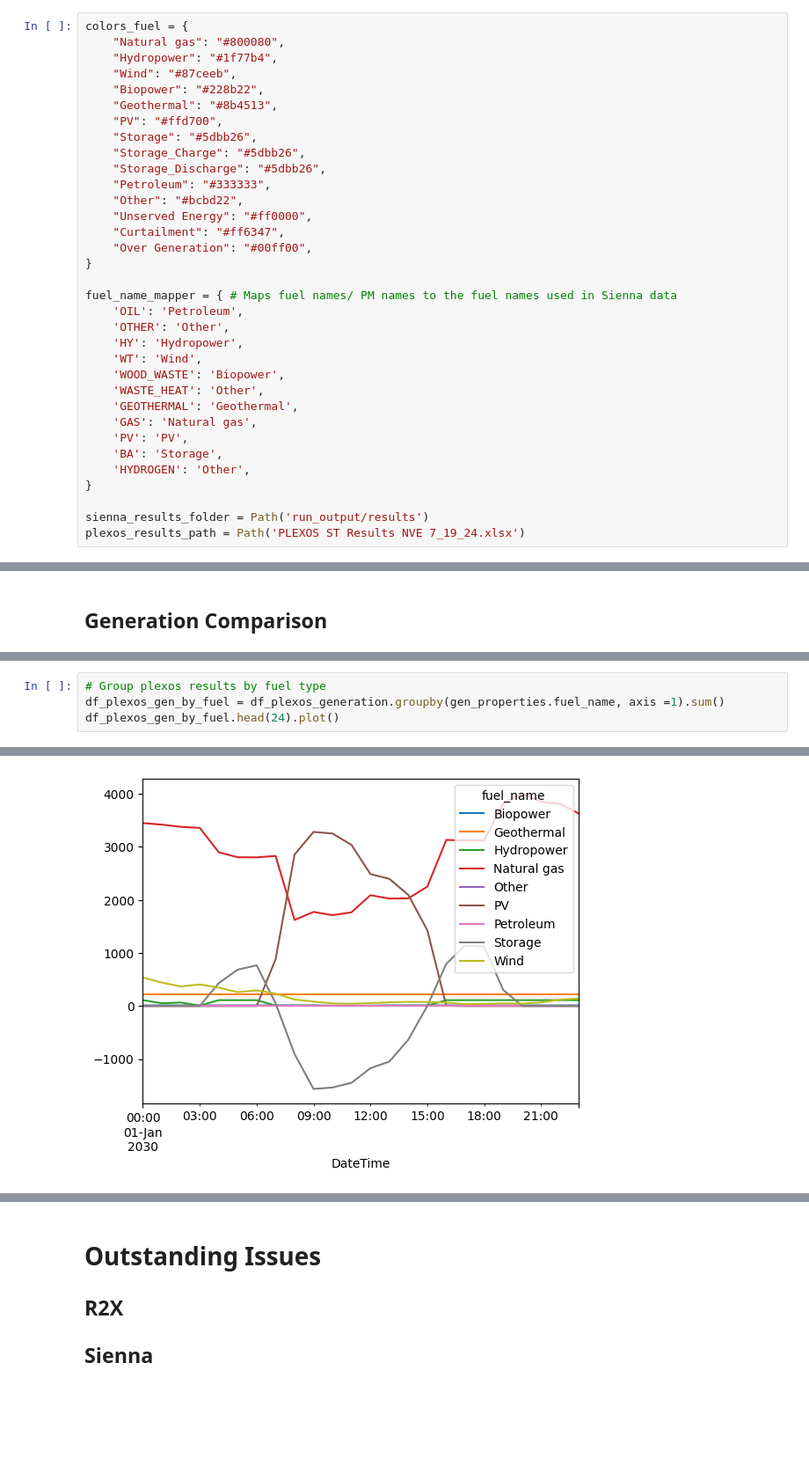
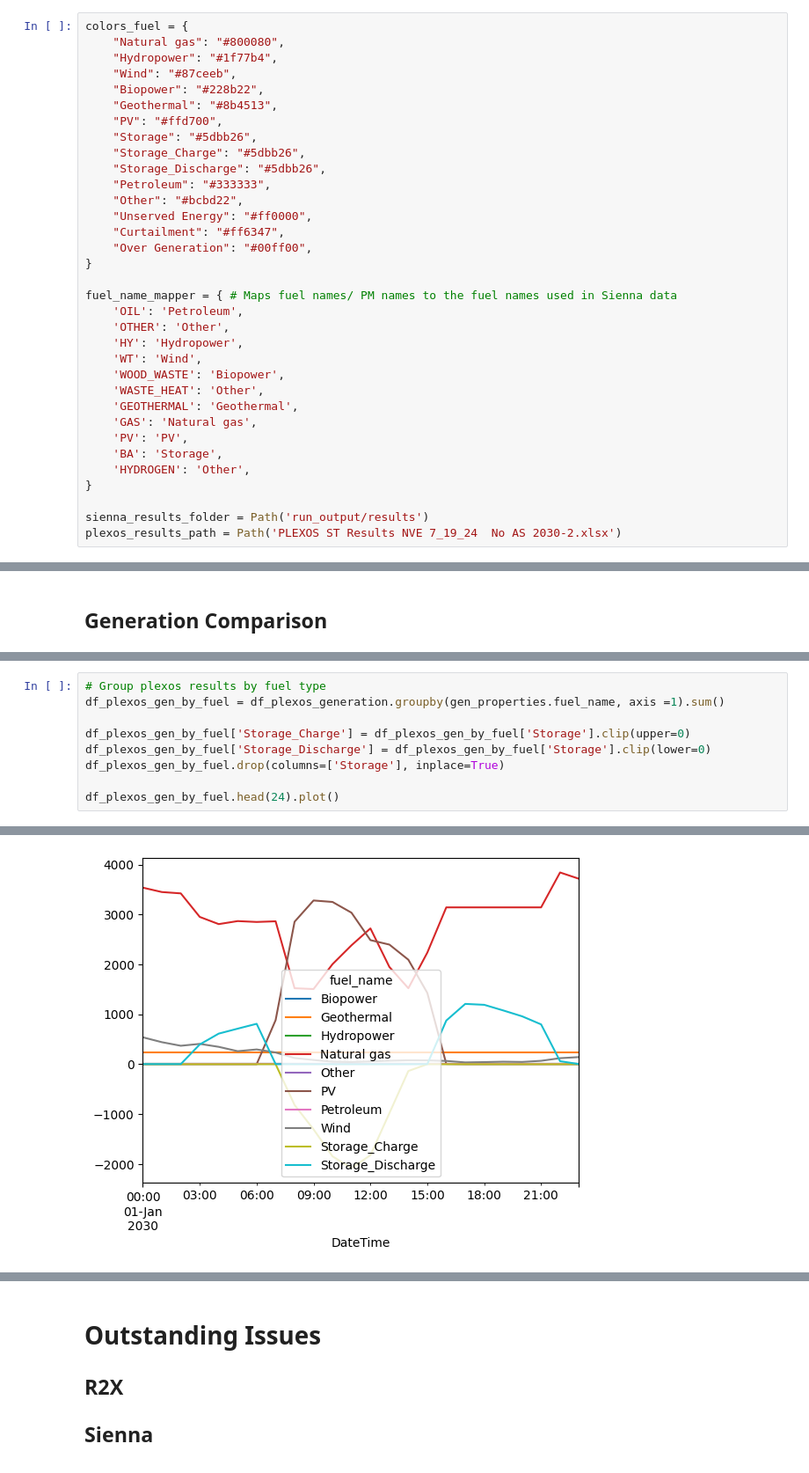
Before and after one commit to ktehranchi/FPA_NVE_Sienna, a Jupyter notebook: Projects/NVE/sienna_runs/validation.ipynb, the cells around one changed output, grey strips where cells are left out. Shown at 88% size. Cells and saved outputs as stored; diff of their text form; blank space fills up the shorter version.

```diff
--- a/Projects/NVE/sienna_runs/validation.ipynb
+++ b/Projects/NVE/sienna_runs/validation.ipynb
@@ -47,7 +47,7 @@ fuel_name_mapper = { # Maps fuel names/ PM names to the fuel names used in Sienn
 }
 
 sienna_results_folder = Path('run_output/results')
-plexos_results_path = Path('PLEXOS ST Results NVE 7_19_24.xlsx')
+plexos_results_path = Path('PLEXOS ST Results NVE 7_19_24  No AS 2030-2.xlsx')
 # %% [markdown]
 ## Demand Comparison
 # %%
@@ -146,9 +145,14 @@ df_plexos_generation.head(5)
 # %%
 # Group plexos results by fuel type
 df_plexos_gen_by_fuel = df_plexos_generation.groupby(gen_properties.fuel_name, axis =1).sum()
+
+df_plexos_gen_by_fuel['Storage_Charge'] = df_plexos_gen_by_fuel['Storage'].clip(upper=0)
+df_plexos_gen_by_fuel['Storage_Discharge'] = df_plexos_gen_by_fuel['Storage'].clip(lower=0)
+df_plexos_gen_by_fuel.drop(columns=['Storage'], inplace=True)
+
 df_plexos_gen_by_fuel.head(24).plot()
 # %% [output]
 <Axes: xlabel='DateTime'>
-[figure, old version]
+[figure, new version]
 # %%
 # Read Sienna Resuts
```
Also changed, not shown: parts of 23 cells of this notebook, 18 other files.
